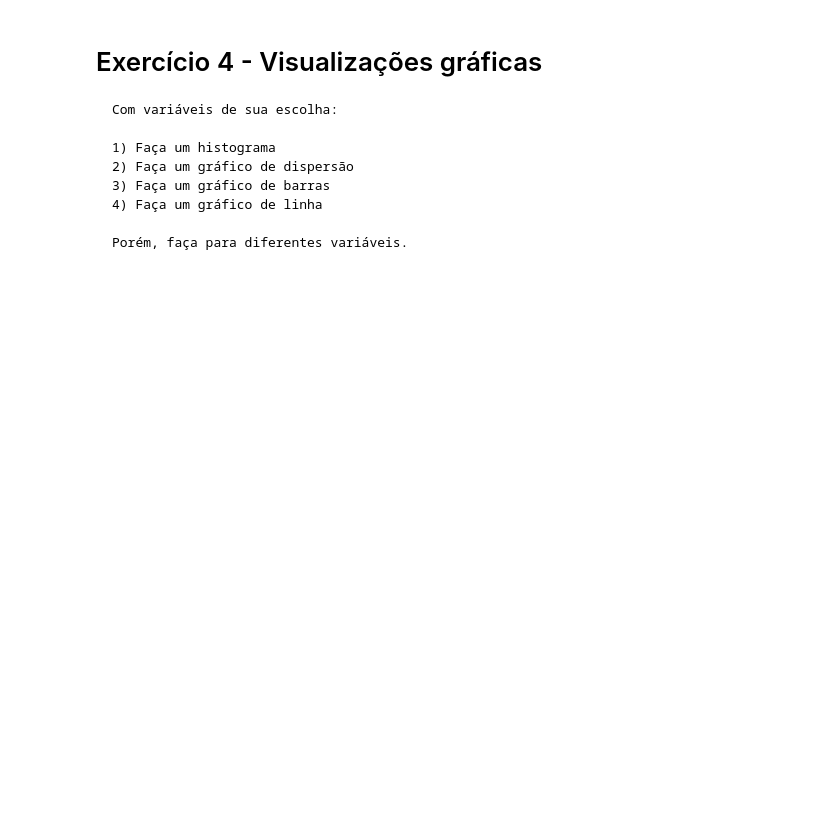
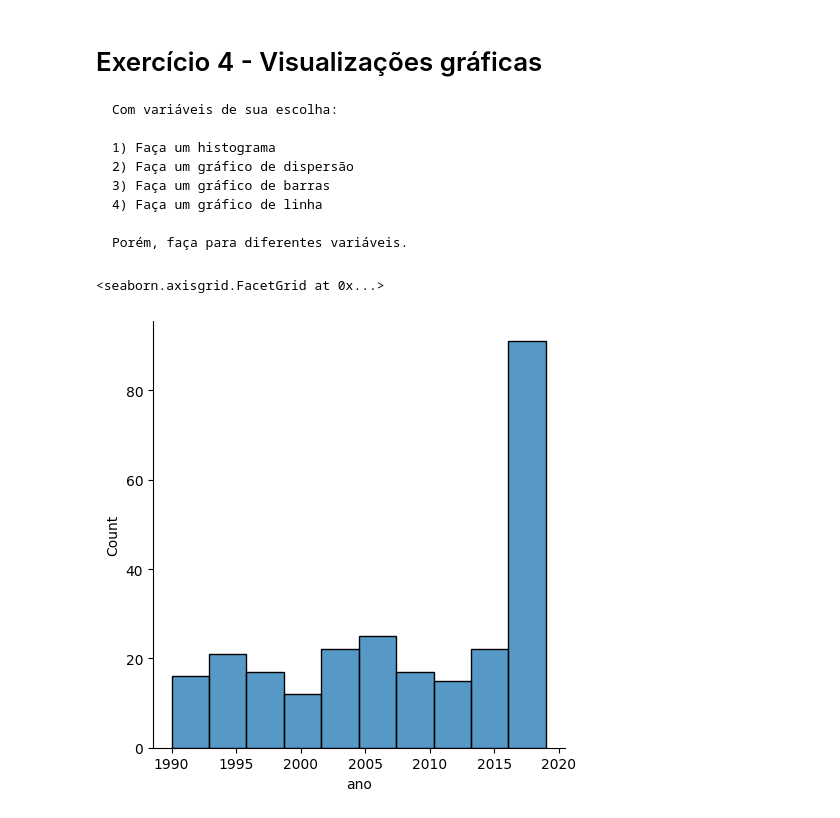
Before and after one commit to IgorFrutuoso/AC3-AED, a Jupyter notebook: Exercicios_AC3.ipynb, the cells around one changed output. Drawn from its saved outputs; the diff is of its cells as text; code cells hidden in the pictures; blank space fills up the shorter version.

```diff
--- a/Exercicios_AC3.ipynb
+++ b/Exercicios_AC3.ipynb
@@ -199,3 +233,8 @@ Name: motor, dtype: int64
     4) Faça um gráfico de linha
 
     Porém, faça para diferentes variáveis.
+# %%
+sns.displot(base.ano)
+# %% [output]
+<seaborn.axisgrid.FacetGrid at 0x...>
+[figure, added]
```
Also changed, not shown: parts of 8 cells of this notebook, 1 other file.
